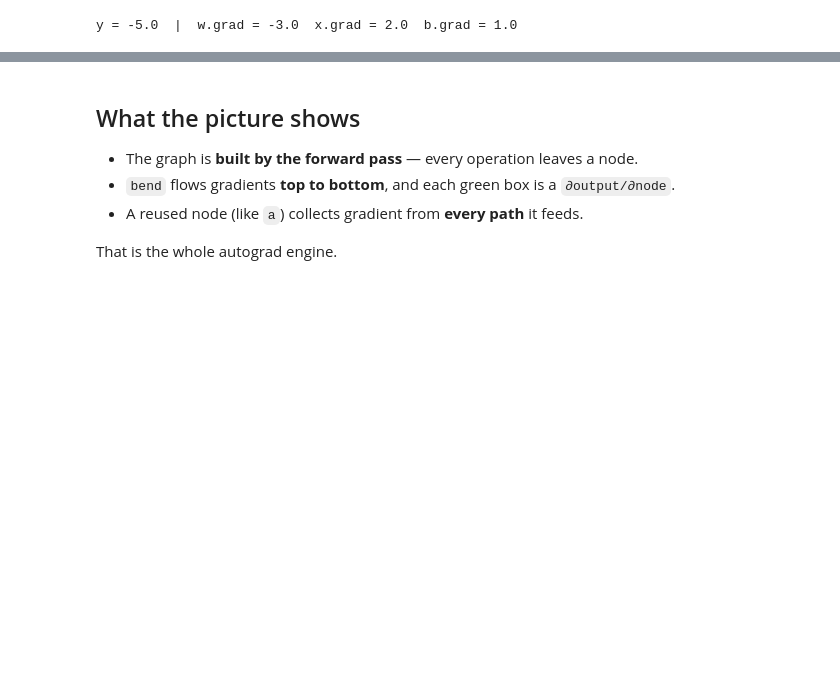
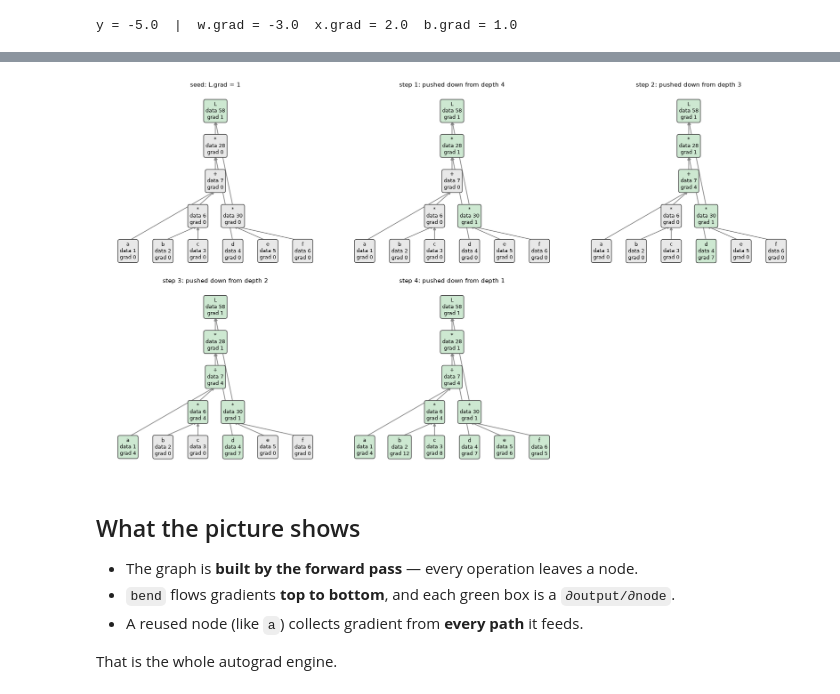
Before and after one commit to menicacci/bonsaigrad, a Jupyter notebook: notebooks/01_leaf.ipynb, the cells around one changed output, grey strips where cells are left out. Saved outputs shown, nothing was run; the diff lists cells and outputs as text; code cells hidden in the pictures; blank space fills up the shorter version.

Commit message:
Stage the compound example: grow the tree, then bend level by level

```diff
--- a/notebooks/01_leaf.ipynb
+++ b/notebooks/01_leaf.ipynb
@@ -168,3 +177,30 @@ f.grad = 5
+# %%
+import numpy as np
+
+nodes, _ = _trace(L)
+memo, levels = {}, {}
+for n in nodes:
+    levels.setdefault(_depth(n, memo), []).append(n)
+
+for n in nodes:                 # start from a clean slate
+    n.grad = np.zeros_like(n.data)
+L.grad = np.ones_like(L.data)   # seed the output
+
+depths = sorted(levels, reverse=True)     # deepest (the output) first
+
+fig, axes = plt.subplots(2, 3, figsize=(18, 10))
+axes = axes.ravel()
+draw_graph(L, names, ax=axes[0], title="seed: L.grad = 1")
+for k, depth in enumerate(depths[:-1], start=1):   # leaves have no parents
+    for node in levels[depth]:
+        node._backward()                            # push one level down
+    draw_graph(L, names, ax=axes[k], title=f"step {k}: pushed down from depth {depth}")
+for ax in axes[len(depths):]:
+    ax.axis("off")
+plt.tight_layout()
+plt.show()
+# %% [output]
+[figure, added]
 # %% [markdown]
 ## What the picture shows
 
```
Also changed, not shown: parts of 5 cells of this notebook.
